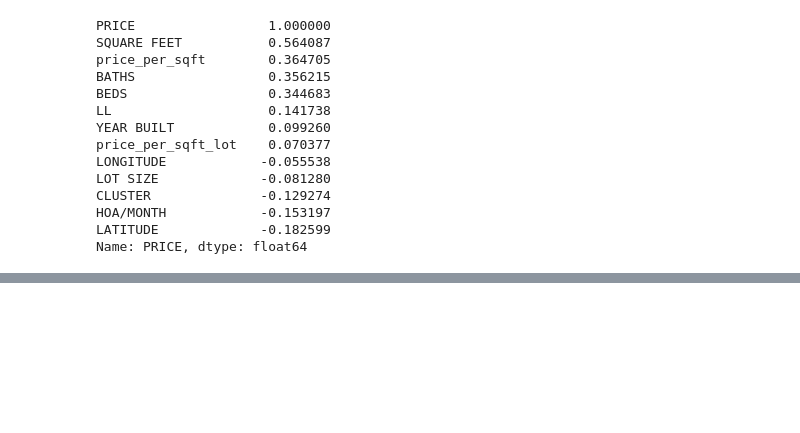
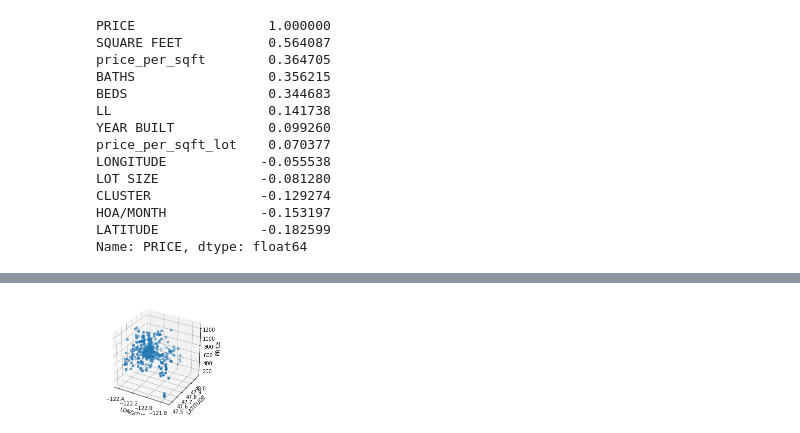
Before and after one commit to mwacc/mynb, a Jupyter notebook: Seattle_exploration_Oct_2018.ipynb, the cells around one changed output, grey strips where cells are left out. Cells and saved outputs as stored; diff of their text form; code cells hidden in the pictures; blank space fills up the shorter version.

Commit message:
add geo cluster

```diff
--- a/Seattle_exploration_Oct_2018.ipynb
+++ b/Seattle_exploration_Oct_2018.ipynb
@@ -248,0 +250,12 @@ plt.savefig('matrix.png')
+# %%
+from sklearn.cluster import AgglomerativeClustering
+
+geo_coord = df[['LATITUDE','LONGITUDE']]
+clustering = AgglomerativeClustering(n_clusters=10, affinity='l2', linkage='average').fit(geo_coord)
+
+label_name = clustering.labels_.astype(np.int)
+# %%
+from pandas import Series
+
+df['GEO_CLUSTER'] = Series(clustering.labels_, index=df.index)
+df.head()
@@ -248,0 +291,12 @@ plt.savefig('matrix.png')
+# %%
+import matplotlib.pyplot as plt
+from mpl_toolkits.mplot3d import Axes3D
+
+threedee = plt.figure(figsize=(4, 4)).gca(projection='3d')
+threedee.scatter(df['LONGITUDE'], df['LATITUDE'], df['PRICE'])
+threedee.set_xlabel('LONGITUDE')
+threedee.set_ylabel('LATITUDE')
+threedee.set_zlabel('PRICE')
+plt.show()
+# %% [output]
+[figure, added]
```
Also changed, not shown: parts of 5 cells of this notebook.
